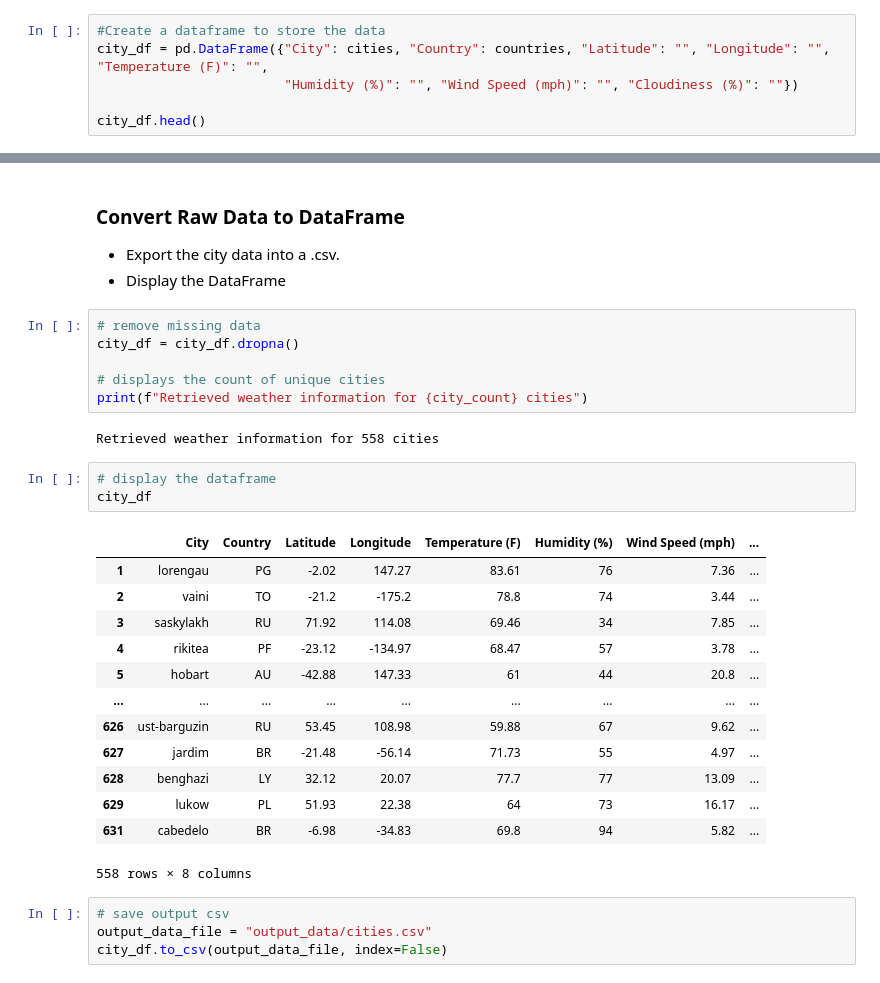
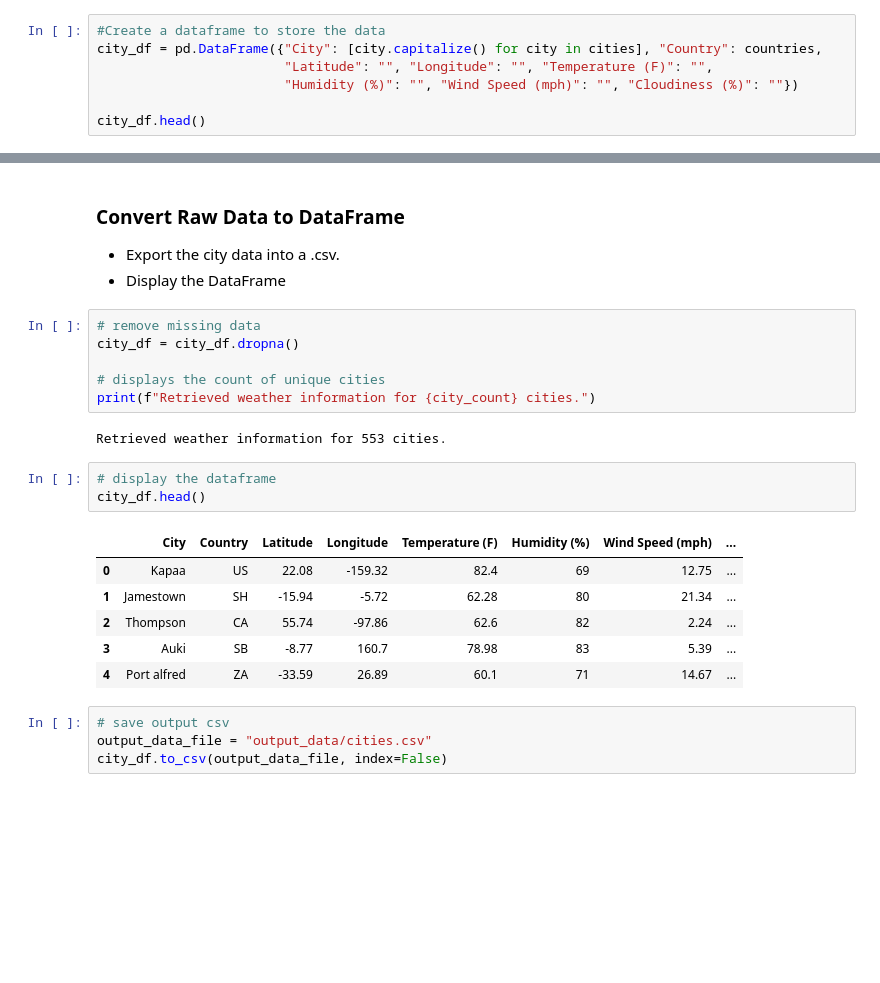
Before and after one commit to gemelodyyu/python_API_challenge, a Jupyter notebook: WeatherPy/WeatherPy.ipynb, the cells around one changed output, grey strips where cells are left out. Drawn from its saved outputs; the diff is of its cells as text; blank space fills up the shorter version.

```diff
--- a/WeatherPy/WeatherPy.ipynb
+++ b/WeatherPy/WeatherPy.ipynb
@@ -65,7 +65,8 @@ len(cities)
 * Include a print log of each city as it'sbeing processed (with the city number and city name).
 # %%
 #Create a dataframe to store the data
-city_df = pd.DataFrame({"City": cities, "Country": countries, "Latitude": "", "Longitude": "", "Temperature (F)": "",
+city_df = pd.DataFrame({"City": [city.capitalize() for city in cities], "Country": countries,
+                        "Latitude": "", "Longitude": "", "Temperature (F)": "",
                         "Humidity (%)": "", "Wind Speed (mph)": "", "Cloudiness (%)": ""})
 
 city_df.head()
@@ -159,26 +152,19 @@ Processing successfully completed. Retrieved weather information for 558 cities
 city_df = city_df.dropna()
 
 # displays the count of unique cities
-print(f"Retrieved weather information for {city_count} cities")
+print(f"Retrieved weather information for {city_count} cities.")
 # %% [output]
-Retrieved weather information for 558 cities
+Retrieved weather information for 553 cities.
 # %%
 # display the dataframe
-city_df
+city_df.head()
 # %% [output]
 |  | City | Country | Latitude | Longitude | Temperature (F) | Humidity (%) | Wind Speed (mph) | ... |
-| 1 | lorengau | PG | -2.02 | 147.27 | 83.61 | 76 | 7.36 | ... |
-| 2 | vaini | TO | -21.2 | -175.2 | 78.8 | 74 | 3.44 | ... |
-| 3 | saskylakh | RU | 71.92 | 114.08 | 69.46 | 34 | 7.85 | ... |
-| 4 | rikitea | PF | -23.12 | -134.97 | 68.47 | 57 | 3.78 | ... |
-| 5 | hobart | AU | -42.88 | 147.33 | 61 | 44 | 20.8 | ... |
-| ... | ... | ... | ... | ... | ... | ... | ... | ... |
-| 626 | ust-barguzin | RU | 53.45 | 108.98 | 59.88 | 67 | 9.62 | ... |
-| 627 | jardim | BR | -21.48 | -56.14 | 71.73 | 55 | 4.97 | ... |
-| 628 | benghazi | LY | 32.12 | 20.07 | 77.7 | 77 | 13.09 | ... |
-| 629 | lukow | PL | 51.93 | 22.38 | 64 | 73 | 16.17 | ... |
-| 631 | cabedelo | BR | -6.98 | -34.83 | 69.8 | 94 | 5.82 | ... |
+| 0 | Kapaa | US | 22.08 | -159.32 | 82.4 | 69 | 12.75 | ... |
+| 1 | Jamestown | SH | -15.94 | -5.72 | 62.28 | 80 | 21.34 | ... |
+| 2 | Thompson | CA | 55.74 | -97.86 | 62.6 | 82 | 2.24 | ... |
+| 3 | Auki | SB | -8.77 | 160.7 | 78.98 | 83 | 5.39 | ... |
+| 4 | Port alfred | ZA | -33.59 | 26.89 | 60.1 | 71 | 14.67 | ... |
-558 rows × 8 columns
 # %%
 # save output csv
 output_data_file = "output_data/cities.csv"
```
Also changed, not shown: parts of 16 cells of this notebook, 13 other files.
